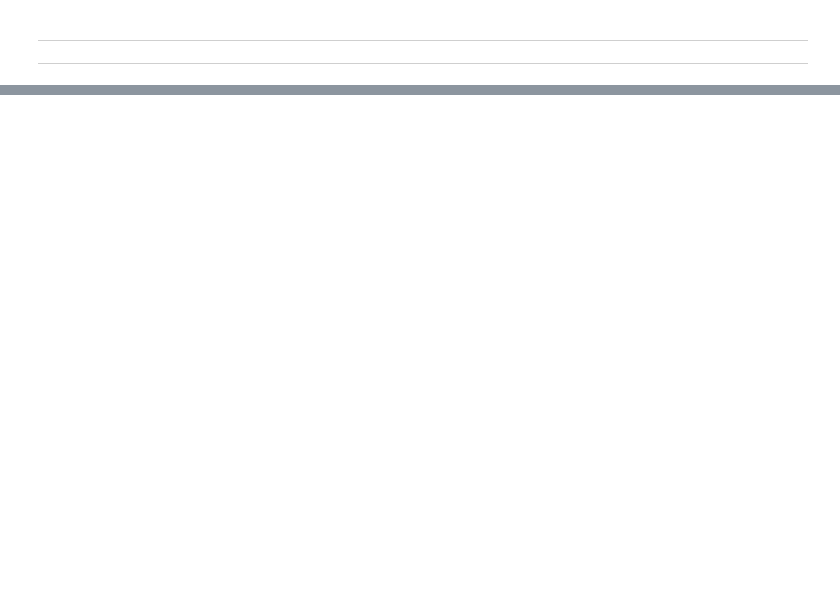
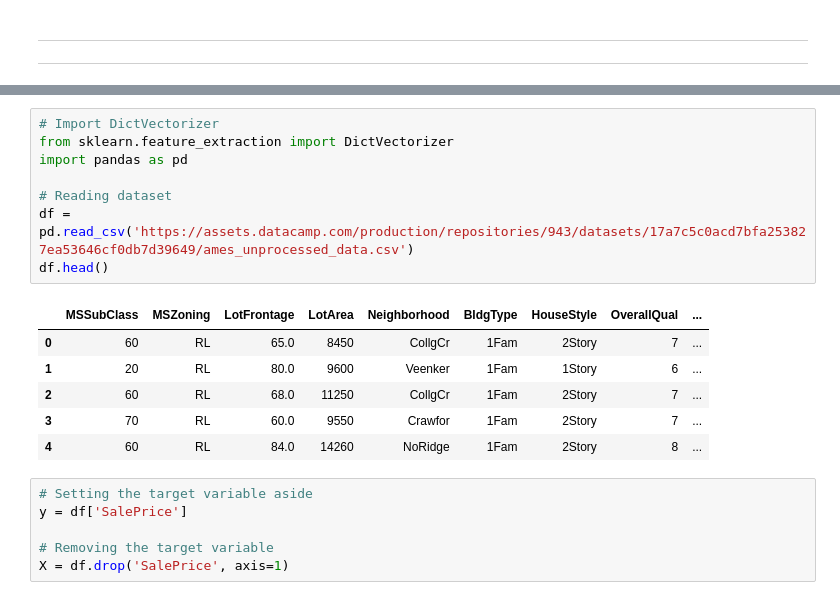
Before and after one commit to pratikgujral/Machine-Learning-Scientist-With-Python, a Jupyter notebook: Extreme_Gradient_Boosting_with_XGBoost.ipynb, the cells around one changed output, grey strips where cells are left out. Cells and saved outputs as stored; diff of their text form; blank space fills up the shorter version.

```diff
--- a/Extreme_Gradient_Boosting_with_XGBoost.ipynb
+++ b/Extreme_Gradient_Boosting_with_XGBoost.ipynb
@@ -1167,0 +1372,21 @@ Lowest RMSE found:  36636.35808132903
+# %%
+# Import DictVectorizer
+from sklearn.feature_extraction import DictVectorizer
+import pandas as pd
+
+# Reading dataset
+df = pd.read_csv('https://assets.datacamp.com/production/repositories/943/datasets/17a7c5c0acd7bfa253827ea53646cf0db7d39649/ames_unprocessed_data.csv')
+df.head()
+# %% [output]
+|  | MSSubClass | MSZoning | LotFrontage | LotArea | Neighborhood | BldgType | HouseStyle | OverallQual | ... |
+| 0 | 60 | RL | 65.0 | 8450 | CollgCr | 1Fam | 2Story | 7 | ... |
+| 1 | 20 | RL | 80.0 | 9600 | Veenker | 1Fam | 1Story | 6 | ... |
+| 2 | 60 | RL | 68.0 | 11250 | CollgCr | 1Fam | 2Story | 7 | ... |
+| 3 | 70 | RL | 60.0 | 9550 | Crawfor | 1Fam | 2Story | 7 | ... |
+| 4 | 60 | RL | 84.0 | 14260 | NoRidge | 1Fam | 2Story | 8 | ... |
+# %%
+# Setting the target variable aside
+y = df['SalePrice']
+
+# Removing the target variable
+X = df.drop('SalePrice', axis=1)
```
Also changed, not shown: parts of 35 cells of this notebook.
